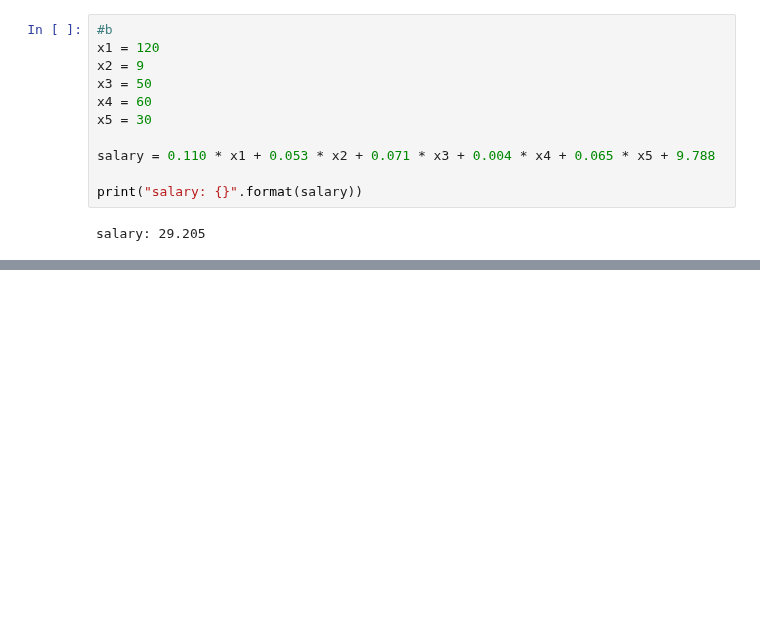
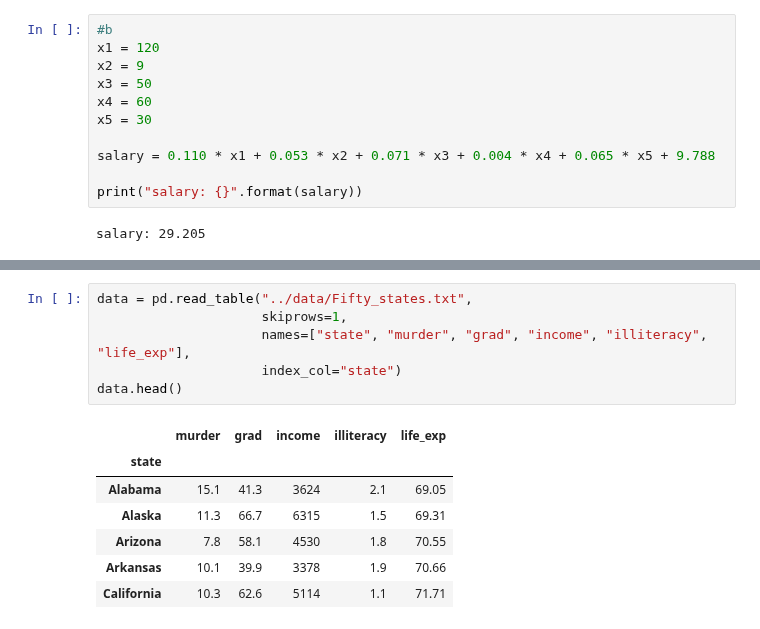
Before and after one commit to rickhaffey/stats-dvb, a Jupyter notebook: exercises/Chapter 30 - Exercises.ipynb, the cells around one changed output, grey strips where cells are left out. Saved outputs shown, nothing was run; the diff lists cells and outputs as text; blank space fills up the shorter version.

```diff
--- a/exercises/Chapter 30 - Exercises.ipynb
+++ b/exercises/Chapter 30 - Exercises.ipynb
@@ -89,0 +109,14 @@ salary: 29.205
+# %%
+data = pd.read_table("../data/Fifty_states.txt",
+                     skiprows=1,
+                     names=["state", "murder", "grad", "income", "illiteracy", "life_exp"],
+                     index_col="state")
+data.head()
+# %% [output]
+|  | murder | grad | income | illiteracy | life_exp |
+| state |  |  |  |  |  |
+| Alabama | 15.1 | 41.3 | 3624 | 2.1 | 69.05 |
+| Alaska | 11.3 | 66.7 | 6315 | 1.5 | 69.31 |
+| Arizona | 7.8 | 58.1 | 4530 | 1.8 | 70.55 |
+| Arkansas | 10.1 | 39.9 | 3378 | 1.9 | 70.66 |
+| California | 10.3 | 62.6 | 5114 | 1.1 | 71.71 |
```
Also changed, not shown: parts of 19 cells of this notebook.
